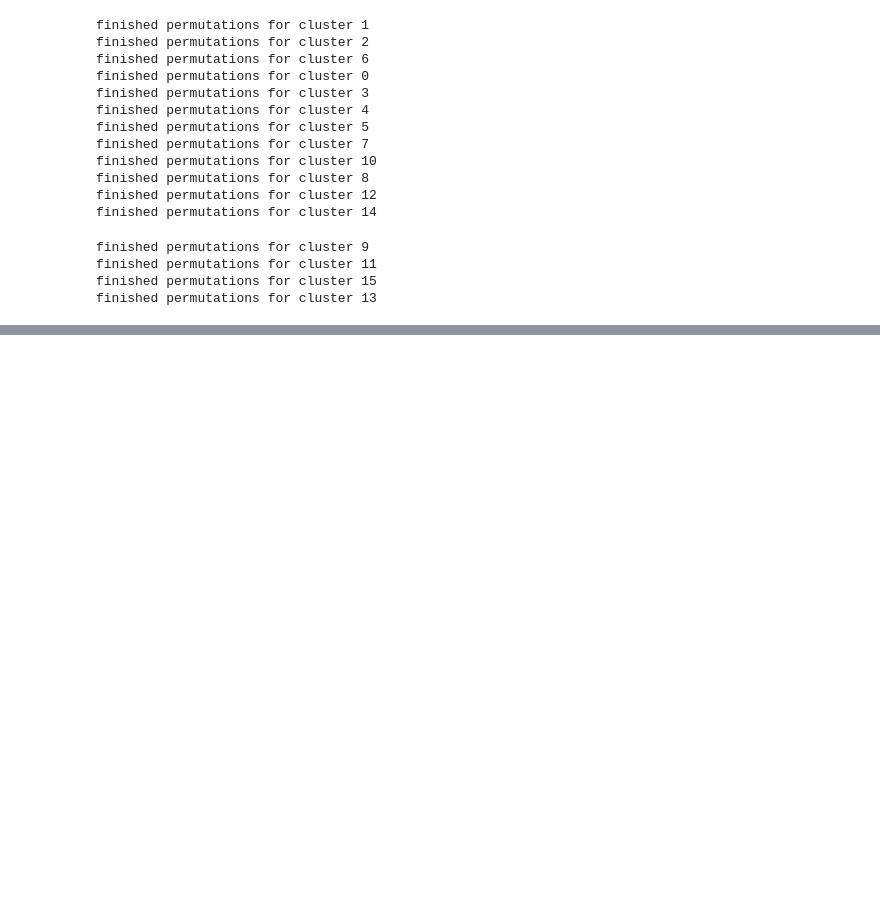
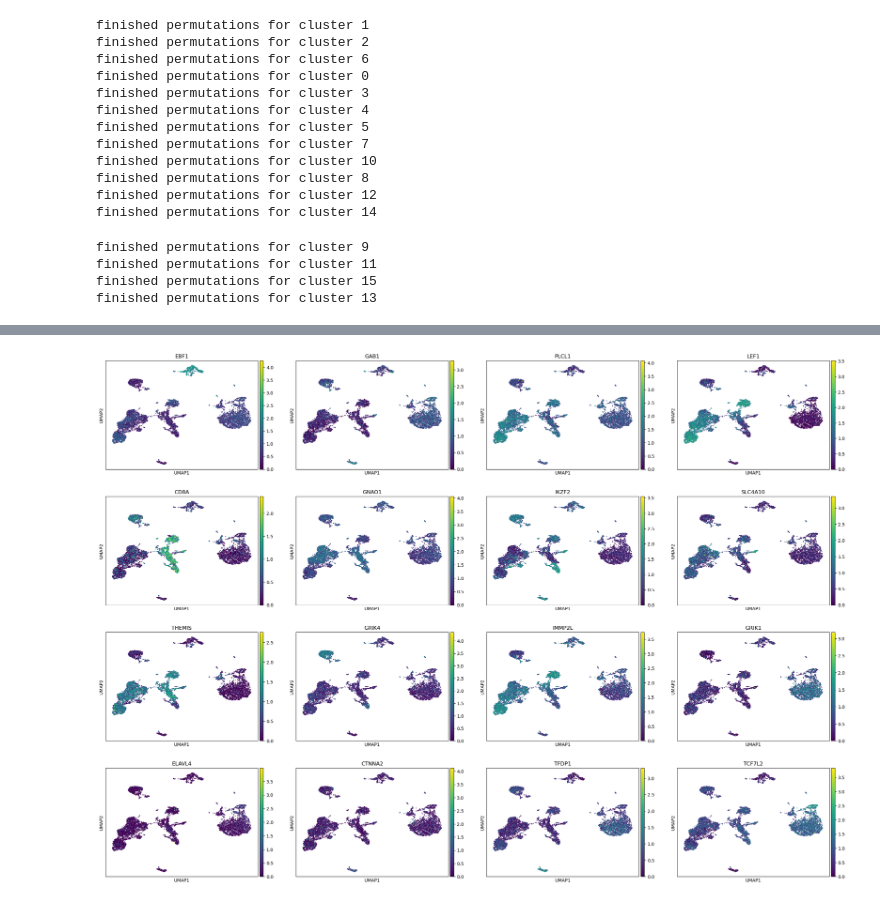
Before and after one commit to dfdeascanis/atac_seq_test, a Jupyter notebook: atac_seq_logistic_regression.ipynb, the cells around one changed output, grey strips where cells are left out. Drawn from its saved outputs; the diff is of its cells as text; code cells hidden in the pictures; blank space fills up the shorter version.

```diff
--- a/atac_seq_logistic_regression.ipynb
+++ b/atac_seq_logistic_regression.ipynb
@@ -611,0 +652,4 @@ plt.show()
+# %%
+sc.pl.umap(adata=ga, color=["EBF1","GAB1","PLCL1","LEF1","CD8A",'GNAO1','IKZF2','SLC4A10','THEMIS','GRIK4','IMMP2L','GRIK1','ELAVL4','CTNNA2','TFDP1','TCF7L2'],
+           legend_loc="on data", ncols=4, layer='log_norm', save='feature_plot.png')
+# %% [output]
@@ -611,0 +657 @@ plt.show()
+[figure, added]
```
Also changed, not shown: parts of 9 cells of this notebook.
